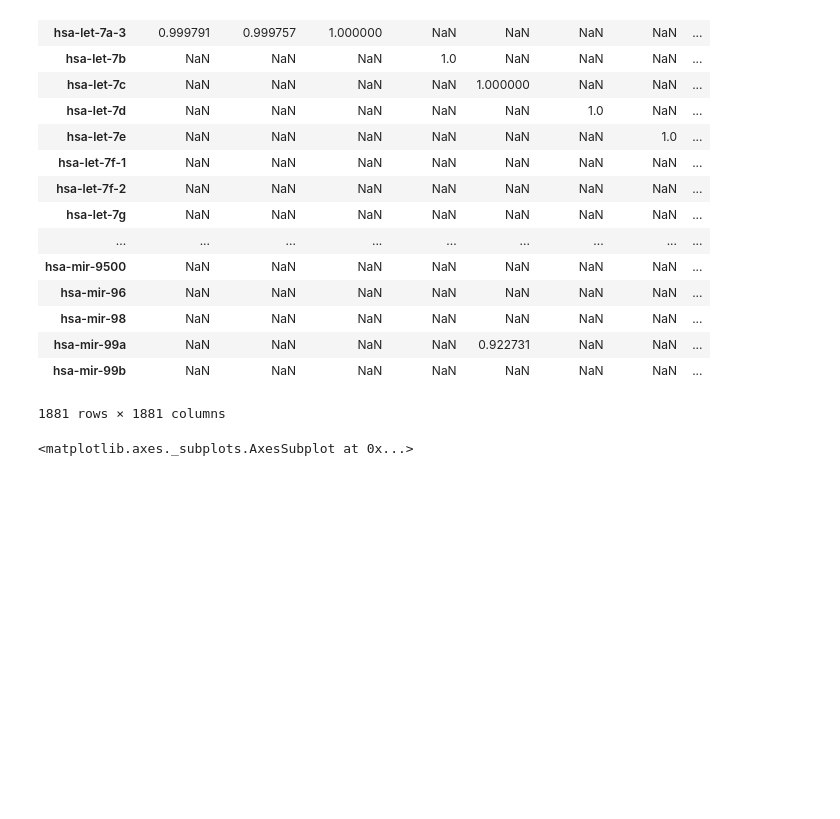
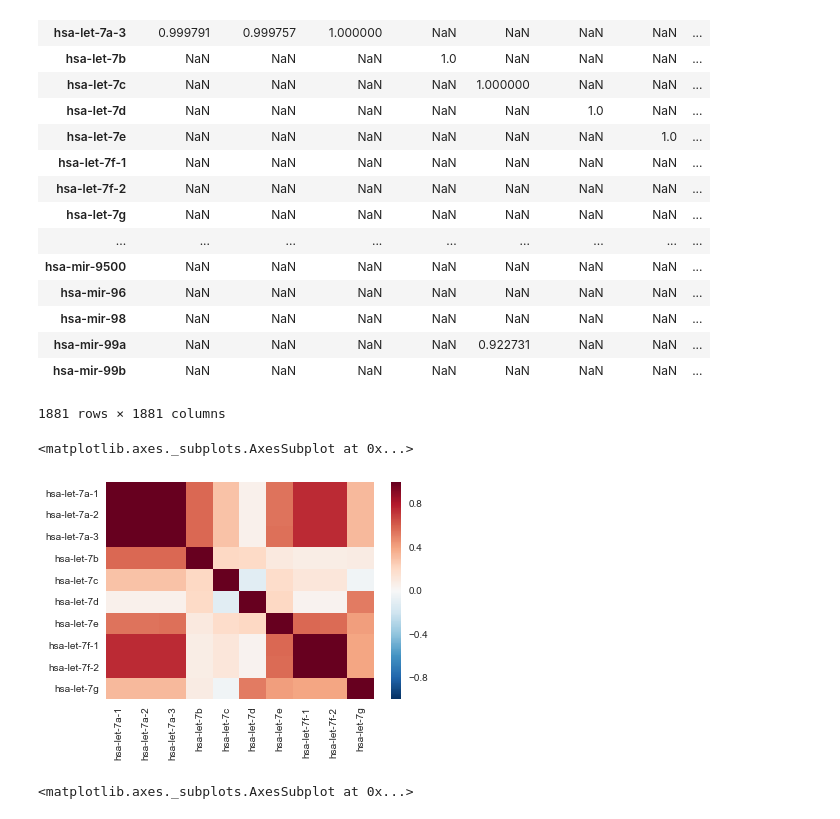
Before and after one commit to surajsakaram/Capstone, a Jupyter notebook: code/02_EDA.ipynb, the cells around one changed output. Drawn from its saved outputs; the diff is of its cells as text; code cells hidden in the pictures; blank space fills up the shorter version.

```diff
--- a/code/02_EDA.ipynb
+++ b/code/02_EDA.ipynb
@@ -101,6 +102,11 @@ correlation[correlation > 0.8]
 | hsa-mir-99a | NaN | NaN | NaN | NaN | 0.922731 | NaN | NaN | ... |
 | hsa-mir-99b | NaN | NaN | NaN | NaN | NaN | NaN | NaN | ... |
 1881 rows × 1881 columns
+# %%
+sns.heatmap(correlation.iloc[:10, :10])
+# %% [output]
+<matplotlib.axes._subplots.AxesSubplot at 0x...>
+[figure, added]
 # %%
 sns.heatmap(correlation)
 # %% [output]
```
Also changed, not shown: parts of 1 cell of this notebook, 2 other files.
